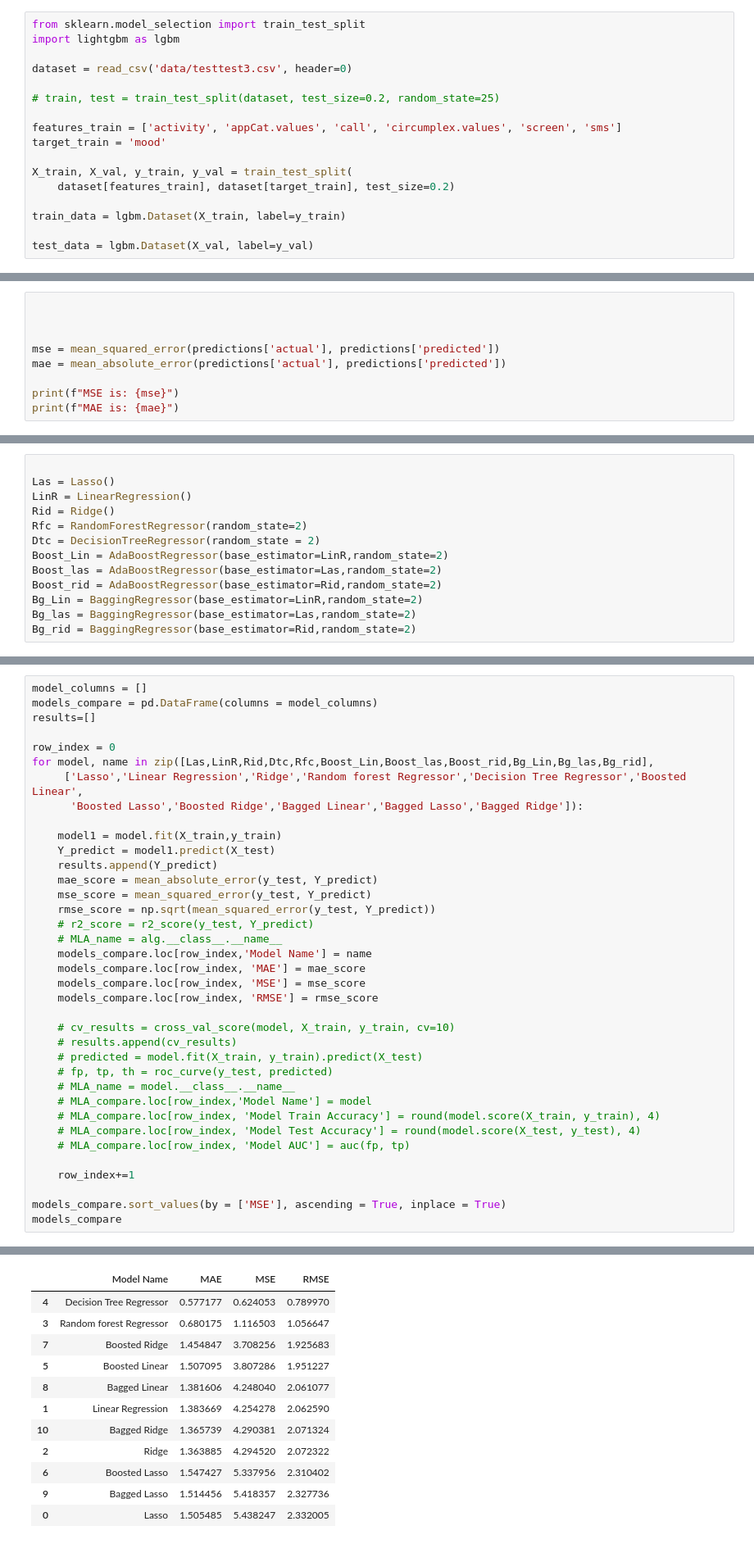
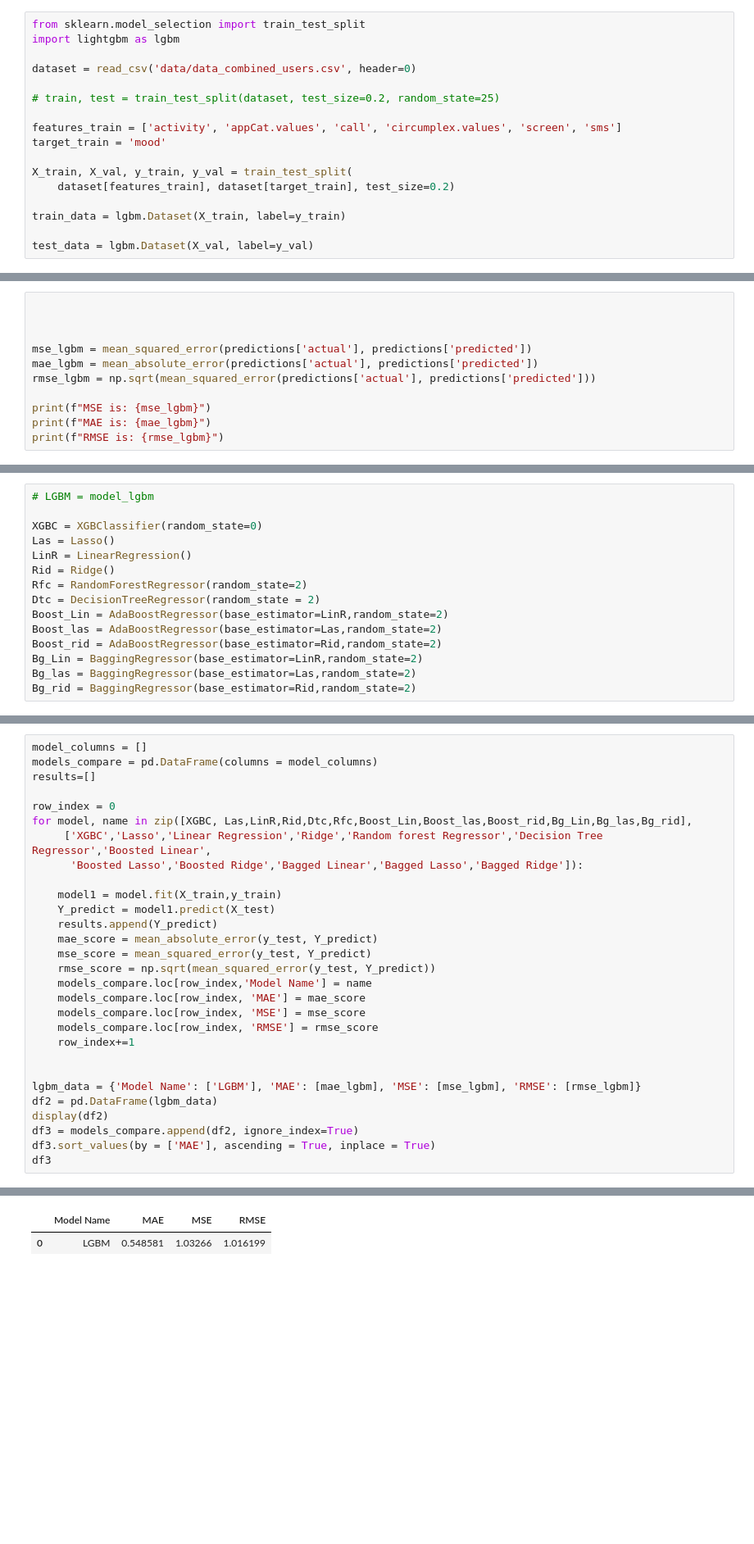
Before and after one commit to 10755373/vu_dmt, a Jupyter notebook: models.ipynb, the cells around one changed output, grey strips where cells are left out. Shown at 82% size. Drawn from its saved outputs; the diff is of its cells as text; blank space fills up the shorter version.

```diff
--- a/models.ipynb
+++ b/models.ipynb
@@ -74,7 +77,7 @@ plt.show()
 from sklearn.model_selection import train_test_split
 import lightgbm as lgbm
 
-dataset = read_csv('data/testtest3.csv', header=0)
+dataset = read_csv('data/data_combined_users.csv', header=0)
 
 # train, test = train_test_split(dataset, test_size=0.2, random_state=25)
 
@@ -184,9 +187,11 @@ predictions = pd.DataFrame({'predicted': y_pred, 'actual': y_val})
 
 
 
-mse = mean_squared_error(predictions['actual'], predictions['predicted'])
-mae = mean_absolute_error(predictions['actual'], predictions['predicted'])
+mse_lgbm = mean_squared_error(predictions['actual'], predictions['predicted'])
+mae_lgbm = mean_absolute_error(predictions['actual'], predictions['predicted'])
+rmse_lgbm = np.sqrt(mean_squared_error(predictions['actual'], predictions['predicted']))
 
-print(f"MSE is: {mse}")
-print(f"MAE is: {mae}")
+print(f"MSE is: {mse_lgbm}")
+print(f"MAE is: {mae_lgbm}")
+print(f"RMSE is: {rmse_lgbm}")
 # %% [output]
@@ -195,7 +201,9 @@ MAE is: 0.6176598655280303
 # %% [markdown]
 # 3. Run multiple models and combine scores in a graph
 # %%
+# LGBM = model_lgbm
 
+XGBC = XGBClassifier(random_state=0)
 Las = Lasso()
 LinR = LinearRegression()
 Rid = Ridge()
@@ -230,8 +249,8 @@ models_compare = pd.DataFrame(columns = model_columns)
 results=[]
 
 row_index = 0
-for model, name in zip([Las,LinR,Rid,Dtc,Rfc,Boost_Lin,Boost_las,Boost_rid,Bg_Lin,Bg_las,Bg_rid],
-     ['Lasso','Linear Regression','Ridge','Random forest Regressor','Decision Tree Regressor','Boosted Linear',
+for model, name in zip([XGBC, Las,LinR,Rid,Dtc,Rfc,Boost_Lin,Boost_las,Boost_rid,Bg_Lin,Bg_las,Bg_rid],
+     ['XGBC','Lasso','Linear Regression','Ridge','Random forest Regressor','Decision Tree Regressor','Boosted Linear',
       'Boosted Lasso','Boosted Ridge','Bagged Linear','Bagged Lasso','Bagged Ridge']):
 
     model1 = model.fit(X_train,y_train)
@@ -240,25 +259,17 @@ for model, name in zip([Las,LinR,Rid,Dtc,Rfc,Boost_Lin,Boost_las,Boost_rid,Bg_Li
     mae_score = mean_absolute_error(y_test, Y_predict)
     mse_score = mean_squared_error(y_test, Y_predict)
     rmse_score = np.sqrt(mean_squared_error(y_test, Y_predict))
-    # r2_score = r2_score(y_test, Y_predict)
-    # MLA_name = alg.__class__.__name__
     models_compare.loc[row_index,'Model Name'] = name
     models_compare.loc[row_index, 'MAE'] = mae_score
     models_compare.loc[row_index, 'MSE'] = mse_score
     models_compare.loc[row_index, 'RMSE'] = rmse_score
-
-    # cv_results = cross_val_score(model, X_train, y_train, cv=10)
-    # results.append(cv_results)
-    # predicted = model.fit(X_train, y_train).predict(X_test)
-    # fp, tp, th = roc_curve(y_test, predicted)
-    # MLA_name = model.__class__.__name__
-    # MLA_compare.loc[row_index,'Model Name'] = model
-    # MLA_compare.loc[row_index, 'Model Train Accuracy'] = round(model.score(X_train, y_train), 4)
-    # MLA_compare.loc[row_index, 'Model Test Accuracy'] = round(model.score(X_test, y_test), 4)
-    # MLA_compare.loc[row_index, 'Model AUC'] = auc(fp, tp)
-
     row_index+=1
 
-models_compare.sort_values(by = ['MSE'], ascending = True, inplace = True)
-models_compare
+
+lgbm_data = {'Model Name': ['LGBM'], 'MAE': [mae_lgbm], 'MSE': [mse_lgbm], 'RMSE': [rmse_lgbm]}
+df2 = pd.DataFrame(lgbm_data)
+display(df2)
+df3 = models_compare.append(df2, ignore_index=True)
+df3.sort_values(by = ['MAE'], ascending = True, inplace = True)
+df3
 # %% [output]
@@ -265,12 +277,2 @@ models_compare
 |  | Model Name | MAE | MSE | RMSE |
-| 4 | Decision Tree Regressor | 0.577177 | 0.624053 | 0.789970 |
-| 3 | Random forest Regressor | 0.680175 | 1.116503 | 1.056647 |
-| 7 | Boosted Ridge | 1.454847 | 3.708256 | 1.925683 |
-| 5 | Boosted Linear | 1.507095 | 3.807286 | 1.951227 |
-| 8 | Bagged Linear | 1.381606 | 4.248040 | 2.061077 |
-| 1 | Linear Regression | 1.383669 | 4.254278 | 2.062590 |
-| 10 | Bagged Ridge | 1.365739 | 4.290381 | 2.071324 |
-| 2 | Ridge | 1.363885 | 4.294520 | 2.072322 |
-| 6 | Boosted Lasso | 1.547427 | 5.337956 | 2.310402 |
-| 9 | Bagged Lasso | 1.514456 | 5.418357 | 2.327736 |
-| 0 | Lasso | 1.505485 | 5.438247 | 2.332005 |
+| 0 | LGBM | 0.548581 | 1.03266 | 1.016199 |
```
Also changed, not shown: parts of 10 cells of this notebook, 1 other file.
